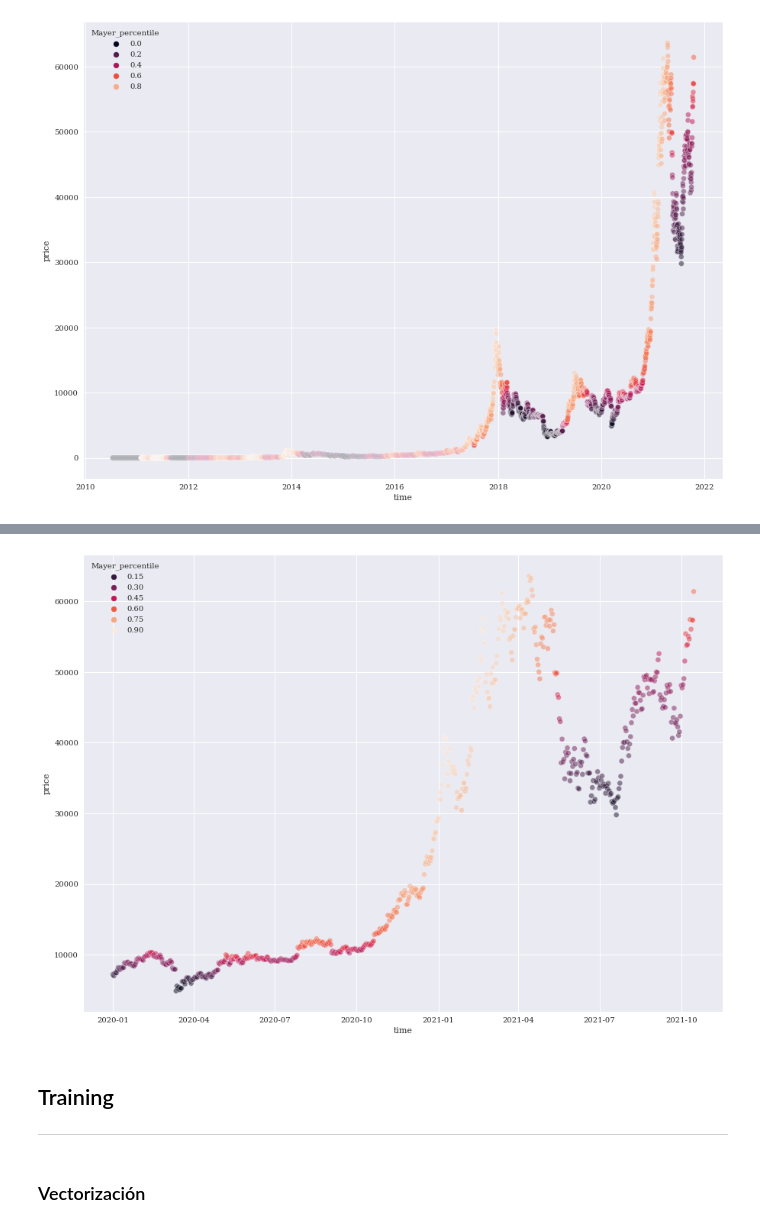
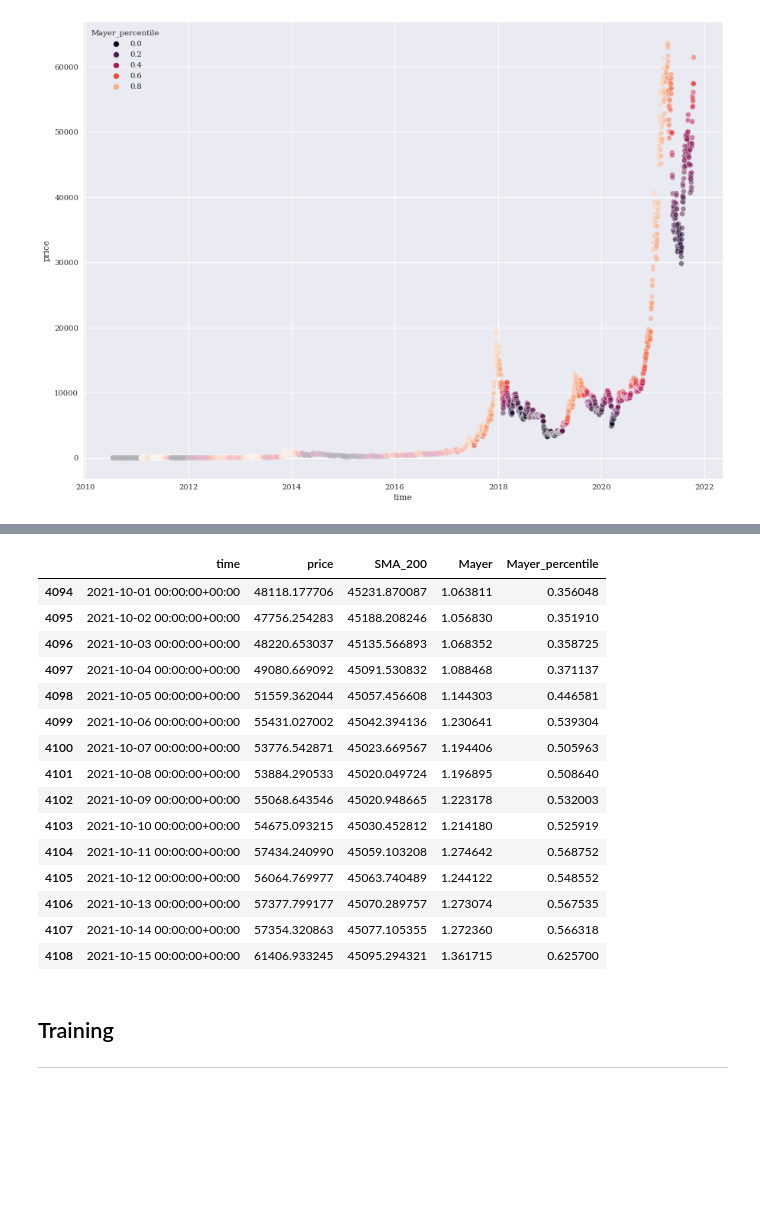
Before and after one commit to sanchezgaviermatias/Bitcoinanalisis, a Jupyter notebook: Bitcoin.ipynb, the cells around one changed output, grey strips where cells are left out. Cells and saved outputs as stored; diff of their text form; code cells hidden in the pictures; blank space fills up the shorter version.

```diff
--- a/Bitcoin.ipynb
+++ b/Bitcoin.ipynb
@@ -72,9 +60,22 @@ plot_mayer(train)
-# %%
-plot_mayer(test)
-# %% [output]
-[figure, removed]
+# %%
+df.iloc[-15:]
+# %% [output]
+|  | time | price | SMA_200 | Mayer | Mayer_percentile |
+| 4094 | 2021-10-01 00:00:00+00:00 | 48118.177706 | 45231.870087 | 1.063811 | 0.356048 |
+| 4095 | 2021-10-02 00:00:00+00:00 | 47756.254283 | 45188.208246 | 1.056830 | 0.351910 |
+| 4096 | 2021-10-03 00:00:00+00:00 | 48220.653037 | 45135.566893 | 1.068352 | 0.358725 |
+| 4097 | 2021-10-04 00:00:00+00:00 | 49080.669092 | 45091.530832 | 1.088468 | 0.371137 |
+| 4098 | 2021-10-05 00:00:00+00:00 | 51559.362044 | 45057.456608 | 1.144303 | 0.446581 |
+| 4099 | 2021-10-06 00:00:00+00:00 | 55431.027002 | 45042.394136 | 1.230641 | 0.539304 |
+| 4100 | 2021-10-07 00:00:00+00:00 | 53776.542871 | 45023.669567 | 1.194406 | 0.505963 |
+| 4101 | 2021-10-08 00:00:00+00:00 | 53884.290533 | 45020.049724 | 1.196895 | 0.508640 |
+| 4102 | 2021-10-09 00:00:00+00:00 | 55068.643546 | 45020.948665 | 1.223178 | 0.532003 |
+| 4103 | 2021-10-10 00:00:00+00:00 | 54675.093215 | 45030.452812 | 1.214180 | 0.525919 |
+| 4104 | 2021-10-11 00:00:00+00:00 | 57434.240990 | 45059.103208 | 1.274642 | 0.568752 |
+| 4105 | 2021-10-12 00:00:00+00:00 | 56064.769977 | 45063.740489 | 1.244122 | 0.548552 |
+| 4106 | 2021-10-13 00:00:00+00:00 | 57377.799177 | 45070.289757 | 1.273074 | 0.567535 |
+| 4107 | 2021-10-14 00:00:00+00:00 | 57354.320863 | 45077.105355 | 1.272360 | 0.566318 |
+| 4108 | 2021-10-15 00:00:00+00:00 | 61406.933245 | 45095.294321 | 1.361715 | 0.625700 |
 # %% [markdown]
 ## Training
 ----
-# %% [markdown]
-### Vectorización
```
Also changed, not shown: parts of 15 cells of this notebook.
